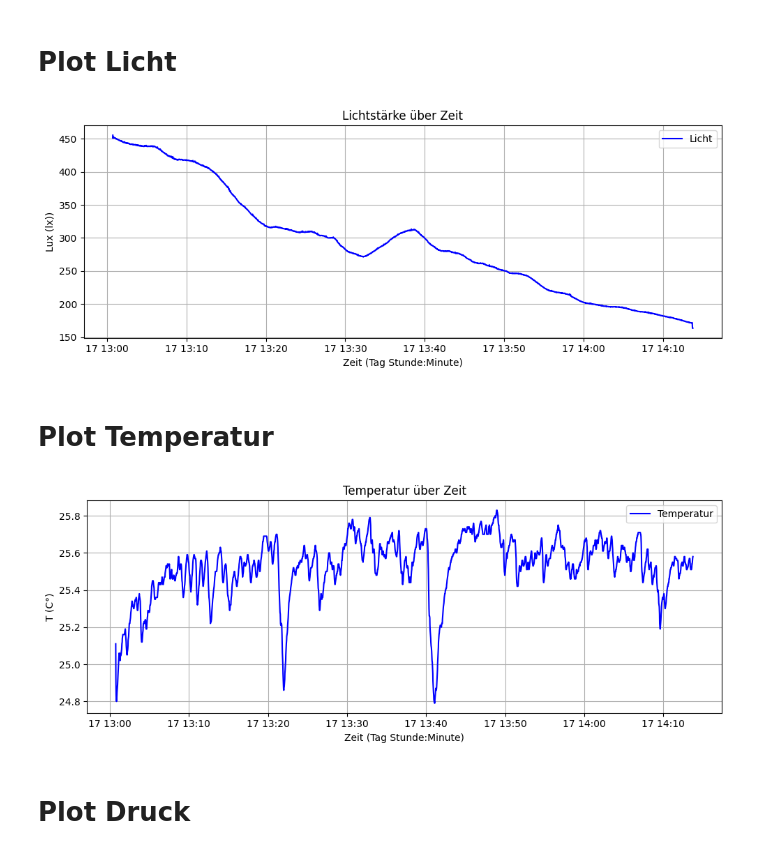
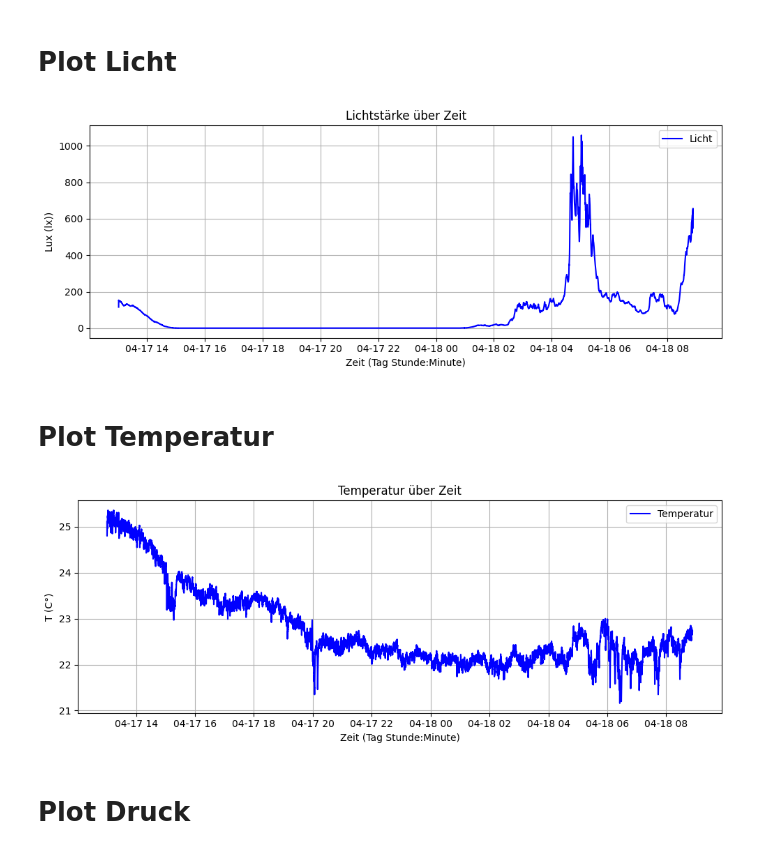
Before and after one commit to fynn-l-k/Grundpraktikum-1, a Jupyter notebook: Versuch_AL/AL_Plot.ipynb, the cells around one changed output. Saved outputs shown, nothing was run; the diff lists cells and outputs as text; code cells hidden in the pictures.

```diff
--- a/Versuch_AL/AL_Plot.ipynb
+++ b/Versuch_AL/AL_Plot.ipynb
@@ -6,7 +6,7 @@ import matplotlib.pyplot as plt
 import pandas as pd
 
 # CSV einlesen
-df = pd.read_csv('arduino_data.csv')
+df = pd.read_csv('arduino_data_2.csv')
 df.columns = df.columns.str.replace('"', '').str.strip()
 
 # Zeitspalte erzeugen
@@ -31,41 +31,41 @@ plt.legend()
 plt.tight_layout()
 plt.show()
 # %% [output]
-[figure, old version]
+[figure, new version]
 # %% [markdown]
 # Plot Temperatur
 # %%
 import numpy as np
 import matplotlib.pyplot as plt
 import pandas as pd
 
 # CSV einlesen
-df = pd.read_csv('arduino_data.csv')
+df = pd.read_csv('arduino_data_2.csv')
 df.columns = df.columns.str.replace('"', '').str.strip()
 
 # Zeitspalte erzeugen
 df['Zeitstempel'] = pd.to_datetime(
     df['Jahr'].astype(str) + "-" +
     df['Monat'].astype(str).str.zfill(2) + "-" +
     df['Tag'].astype(str).str.zfill(2) + " " +
     df['Stunde'].astype(str).str.zfill(2) + ":" +
     df['Minute'].astype(str).str.zfill(2) + ":" +
     df['Sekunde'].astype(str).str.zfill(2),
     format='%Y-%m-%d %H:%M:%S'
 )
 
 # Plot für a_x
 plt.figure(figsize=(10, 4))
 plt.plot(df['Zeitstempel'], df['T (C)'], label="Temperatur", color="blue")
 plt.xlabel("Zeit (Tag Stunde:Minute)")
 plt.ylabel("T (C°)")
 plt.title("Temperatur über Zeit")
 plt.grid(True)
 plt.legend()
 plt.tight_layout()
 plt.show()
 # %% [output]
-[figure, old version]
+[figure, new version]
 # %% [markdown]
 # Plot Druck
 # %%
```
Also changed, not shown: parts of 3 cells of this notebook, 1 other file.
